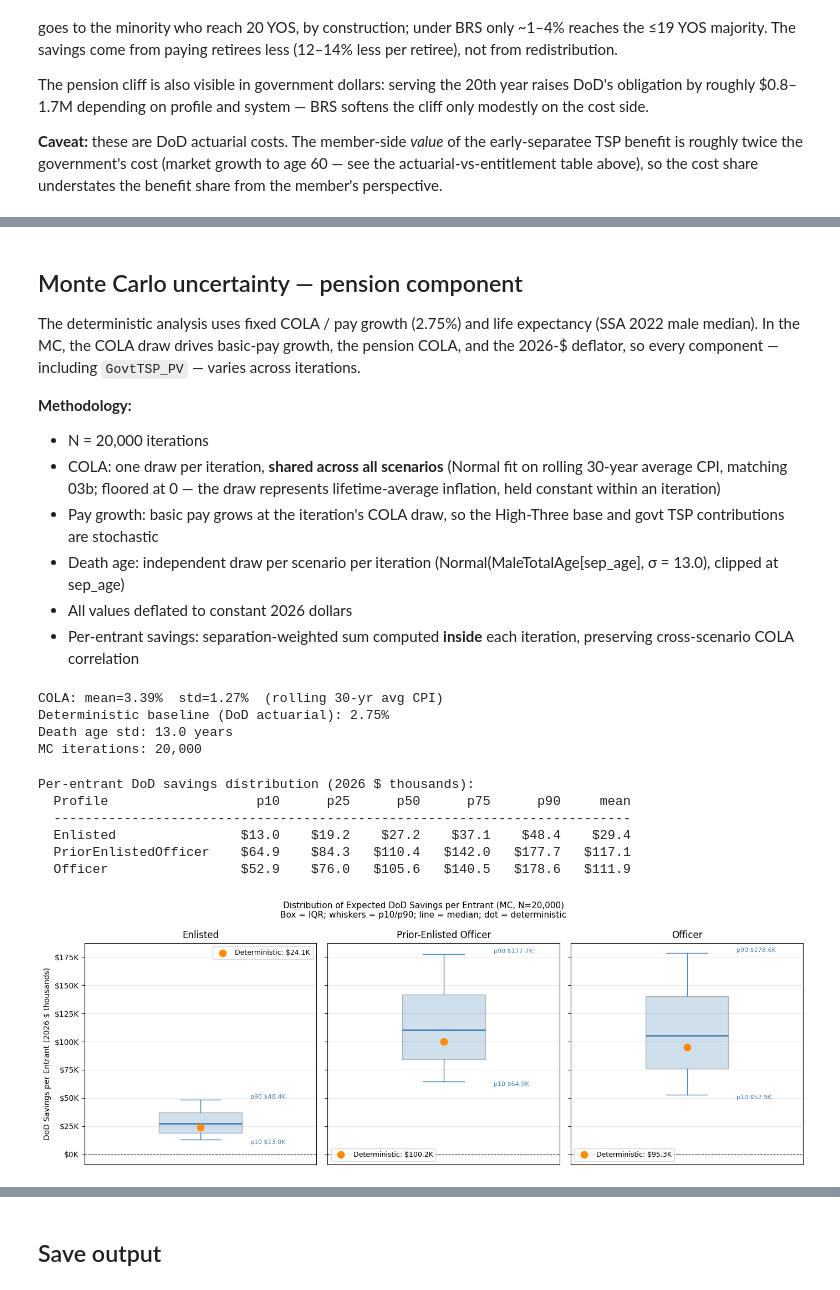
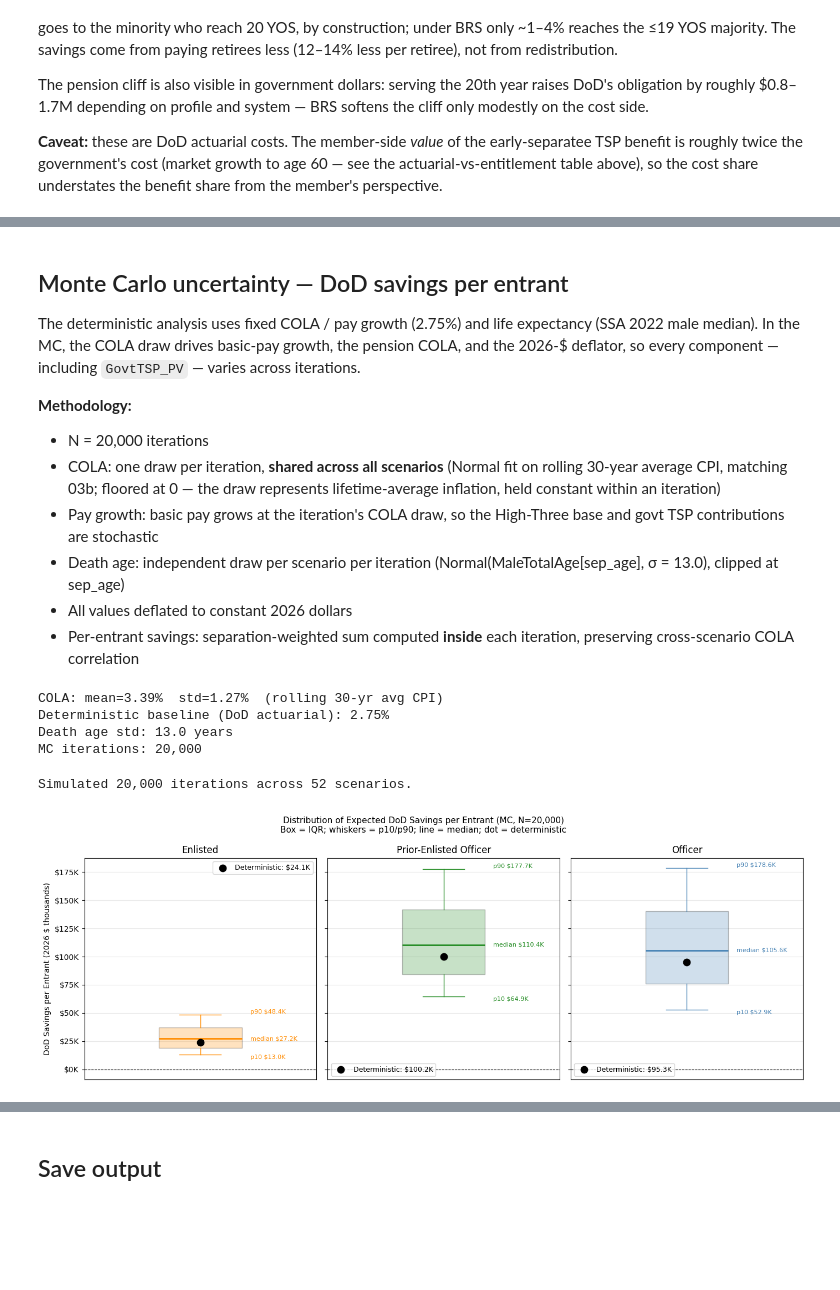
Before and after one commit to sgelety/military-retirement-monte-carlo, a Jupyter notebook: notebooks/04_government_fiscal.ipynb, the cells around one changed output, grey strips where cells are left out. Cells and saved outputs as stored; diff of their text form; code cells hidden in the pictures; blank space fills up the shorter version.

```diff
--- a/notebooks/04_government_fiscal.ipynb
+++ b/notebooks/04_government_fiscal.ipynb
@@ -417,7 +445,7 @@ for ax, (profile, label) in zip(
         w.index,
         w.values,
         width=1.6,
-        color="steelblue",
+        color=profile_colors[profile],
         alpha=0.75,
         edgecolor="white",
     )
@@ -756,6 +801,6 @@ Marginal cost of the 20th year (govt obligation at 18 vs 20 YOS):
   Officer                H3 $    0K -> $  1,696K;  BRS $  101K -> $  1,476K
 # %% [markdown]
-## Monte Carlo uncertainty — pension component
+## Monte Carlo uncertainty — DoD savings per entrant
 
 The deterministic analysis uses fixed COLA / pay growth (2.75%)
 and life expectancy (SSA 2022 male median). In the MC, the COLA
@@ -899,37 +944,11 @@ for profile in PROFILE_ORDER:
     pe_savings[profile] = weighted_v
 
 print(
-    "Per-entrant DoD savings distribution"
-    " (2026 $ thousands):"
+    f"Simulated {N_ITER:,} iterations across"
+    f" {len(scenario_savings)} scenarios."
 )
-print(
-    f"  {'Profile':20} {'p10':>8} {'p25':>8}"
-    f" {'p50':>8} {'p75':>8} {'p90':>8} {'mean':>8}"
-)
-print("  " + "-" * 74)
-
-
-def _vfmt(x):
-    s = '' if x >= 0 else '-'
-    return f"{s + '$' + format(abs(x), ',.1f'):>8}"
-
-
-for profile, sv in pe_savings.items():
-    pcts = np.percentile(sv, [10, 25, 50, 75, 90])
-    vals = [_vfmt(v / 1000) for v in pcts]
-    mean_s = _vfmt(sv.mean() / 1000)
-    print(
-        f"  {profile:20} "
-        + " ".join(vals)
-        + " " + mean_s
-    )
 # %% [output]
-Per-entrant DoD savings distribution (2026 $ thousands):
-  Profile                   p10      p25      p50      p75      p90     mean
-  --------------------------------------------------------------------------
-  Enlisted                $13.0    $19.2    $27.2    $37.1    $48.4    $29.4
-  PriorEnlistedOfficer    $64.9    $84.3   $110.4   $142.0   $177.7   $117.1
-  Officer                 $52.9    $76.0   $105.6   $140.5   $178.6   $111.9
+Simulated 20,000 iterations across 52 scenarios.
 # %%
 plot_profiles = PROFILE_ORDER
 fig, axes = plt.subplots(
@@ -945,6 +964,7 @@ for ax, profile in zip(axes, plot_profiles):
     )
     p10, p50, p90 = np.percentile(sv, [10, 50, 90])
 
+    c = profile_colors[profile]
     bp = ax.boxplot(
         sv,
         positions=[0],
@@ -952,18 +972,14 @@ for ax, profile in zip(axes, plot_profiles):
         whis=[10, 90],
         showfliers=False,
         patch_artist=True,
-        medianprops={
-            "color": "steelblue", "linewidth": 2
-        },
-        boxprops={
-            "facecolor": "steelblue", "alpha": 0.25
-        },
-        whiskerprops={"color": "steelblue"},
-        capprops={"color": "steelblue"},
+        medianprops={"color": c, "linewidth": 2},
+        boxprops={"facecolor": c, "alpha": 0.25},
+        whiskerprops={"color": c},
+        capprops={"color": c},
     )
     ax.scatter(
         0, det_val,
-        color="darkorange", zorder=5, s=80,
+        color="black", zorder=5, s=80,
         label=f"Deterministic: ${det_val:,.1f}K",
     )
     ax.axhline(
@@ -978,32 +994,33 @@ for ax, profile in zip(axes, plot_profiles):
             lambda v, _: f"${v:,.0f}K"
         )
     )
     ax.legend(fontsize=9)
     ax.grid(axis="y", alpha=0.3)
 
     for val, label, va in [
         (p90, f"p90 ${p90:,.1f}K", "bottom"),
+        (p50, f"median ${p50:,.1f}K", "center"),
         (p10, f"p10 ${p10:,.1f}K", "top"),
     ]:
         ax.annotate(
             label,
             xy=(0.3, val),
             fontsize=8,
-            color="steelblue",
+            color=c,
             va=va,
         )
 
 axes[0].set_ylabel(
     "DoD Savings per Entrant (2026 $ thousands)"
 )
 fig.suptitle(
     "Distribution of Expected DoD Savings per Entrant"
     " (MC, N=20,000)\n"
     "Box = IQR; whiskers = p10/p90;"
     " line = median; dot = deterministic",
     fontsize=11,
 )
 plt.tight_layout()
 plt.show()
 # %% [output]
-[figure, old version]
+[figure, new version]
```
Also changed, not shown: parts of 28 cells of this notebook.
